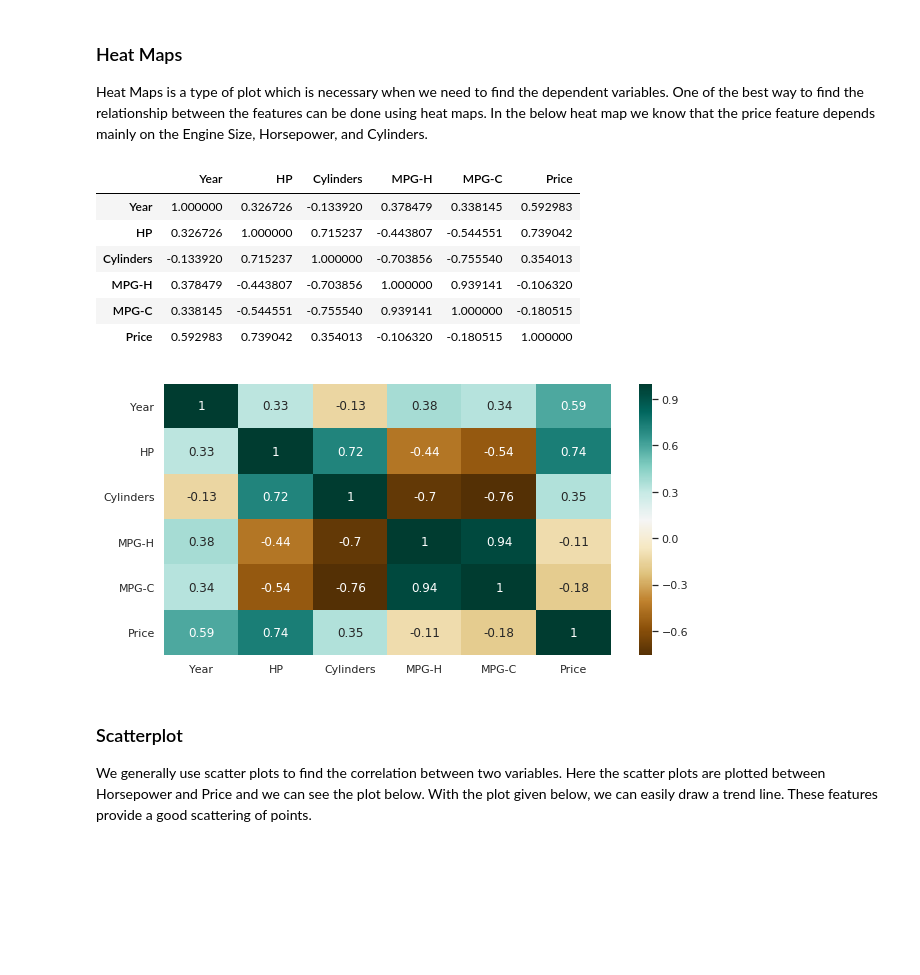
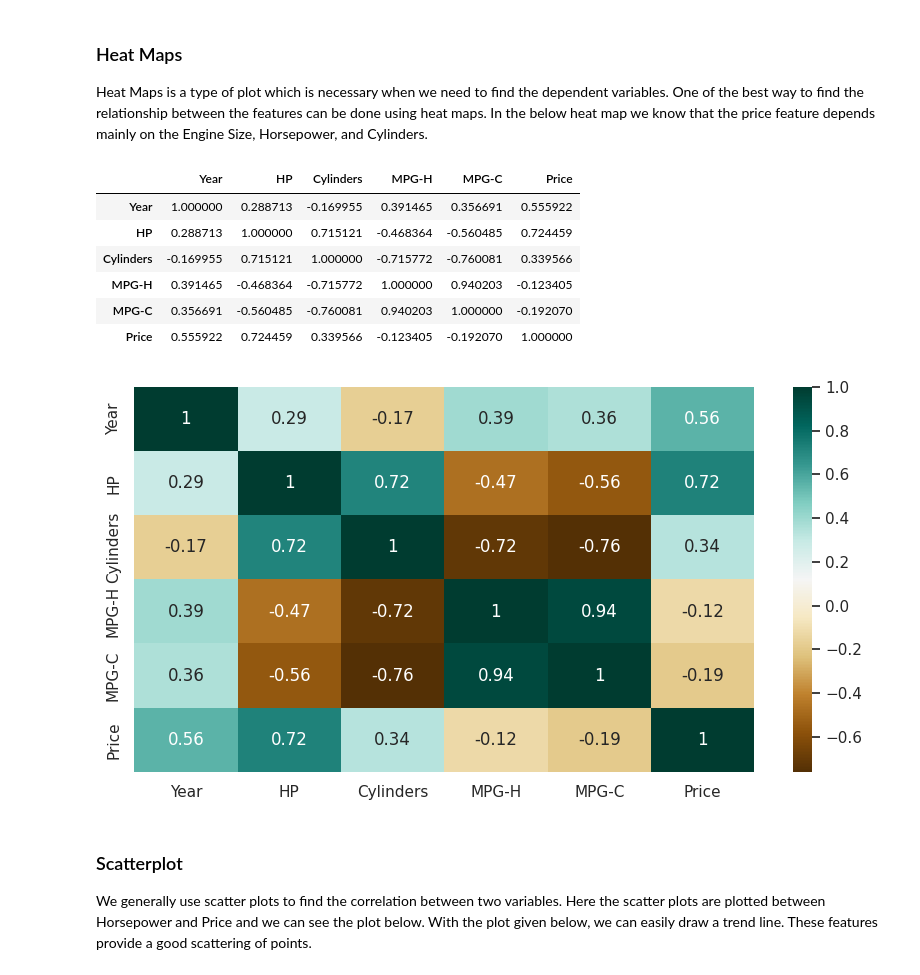
Before and after one commit to syefaisal/AIKickstartCouseContent, a Jupyter notebook: Exploratory_data_Analysis.ipynb, the cells around one changed output. Drawn from its saved outputs; the diff is of its cells as text; code cells hidden in the pictures; blank space fills up the shorter version.

```diff
--- a/Exploratory_data_Analysis.ipynb
+++ b/Exploratory_data_Analysis.ipynb
@@ -291,6 +291,12 @@ dtype: float64
 # %% [markdown]
 Don't worry about the above values because it's not important to know each and every one of them because it's just important to know how to use this technique in order to remove the outliers.
 # %%
-df = df[~((df < (Q1 - 1.5 * IQR)) |(df > (Q3 + 1.5 * IQR))).any(axis=1)]
+df_numeric = df.select_dtypes(include=np.number)
+
+Q1 = df_numeric.quantile(0.25)
+Q3 = df_numeric.quantile(0.75)
+IQR = Q3 - Q1
+
+df = df[~((df_numeric < (Q1 - 1.5 * IQR)) |(df_numeric > (Q3 + 1.5 * IQR))).any(axis=1)]
 df.shape
 # %% [output]
@@ -320,18 +326,18 @@ plt.xlabel('Make');
 Heat Maps is a type of plot which is necessary when we need to find the dependent variables. One of the best way to find the relationship between the features can be done using heat maps. In the below heat map we know that the price feature depends mainly on the Engine Size, Horsepower, and Cylinders.
 # %%
 plt.figure(figsize=(10,5))
-c= df.corr()
+c= df.corr(numeric_only=True)
 sns.heatmap(c,cmap="BrBG",annot=True)
 c
 # %% [output]
 |  | Year | HP | Cylinders | MPG-H | MPG-C | Price |
-| Year | 1.000000 | 0.326726 | -0.133920 | 0.378479 | 0.338145 | 0.592983 |
-| HP | 0.326726 | 1.000000 | 0.715237 | -0.443807 | -0.544551 | 0.739042 |
-| Cylinders | -0.133920 | 0.715237 | 1.000000 | -0.703856 | -0.755540 | 0.354013 |
-| MPG-H | 0.378479 | -0.443807 | -0.703856 | 1.000000 | 0.939141 | -0.106320 |
-| MPG-C | 0.338145 | -0.544551 | -0.755540 | 0.939141 | 1.000000 | -0.180515 |
-| Price | 0.592983 | 0.739042 | 0.354013 | -0.106320 | -0.180515 | 1.000000 |
+| Year | 1.000000 | 0.288713 | -0.169955 | 0.391465 | 0.356691 | 0.555922 |
+| HP | 0.288713 | 1.000000 | 0.715121 | -0.468364 | -0.560485 | 0.724459 |
+| Cylinders | -0.169955 | 0.715121 | 1.000000 | -0.715772 | -0.760081 | 0.339566 |
+| MPG-H | 0.391465 | -0.468364 | -0.715772 | 1.000000 | 0.940203 | -0.123405 |
+| MPG-C | 0.356691 | -0.560485 | -0.760081 | 0.940203 | 1.000000 | -0.192070 |
+| Price | 0.555922 | 0.724459 | 0.339566 | -0.123405 | -0.192070 | 1.000000 |
-[figure, old version]
+[figure, new version]
 # %% [markdown]
 ### Scatterplot
 
```
Also changed, not shown: parts of 3 cells of this notebook.
